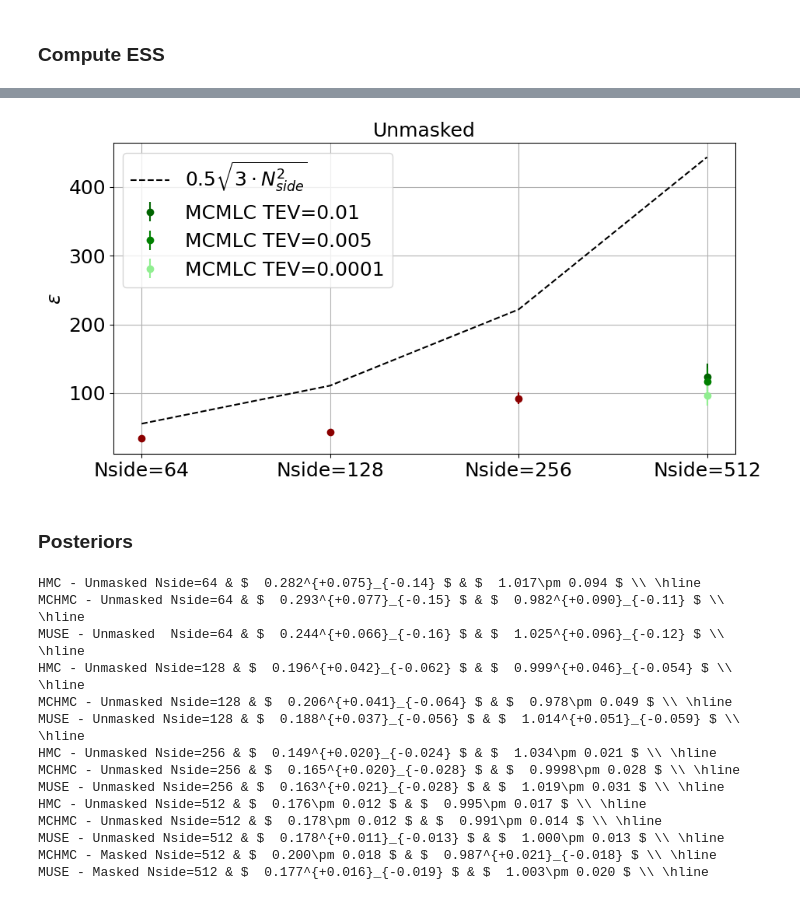
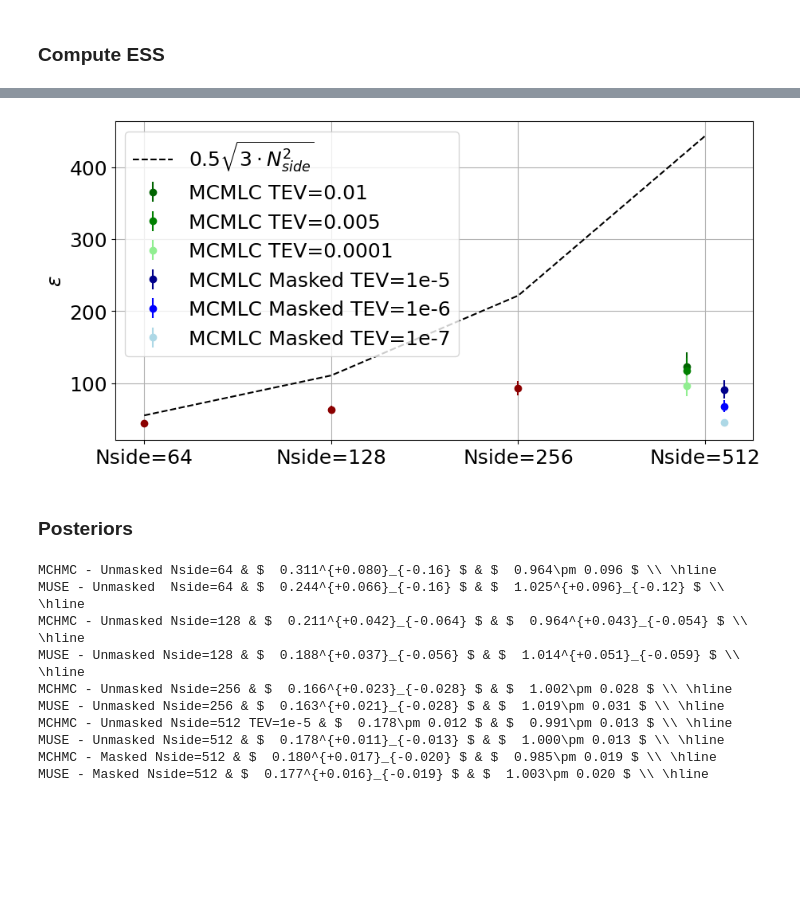
Before and after one commit to JaimeRZP/CMBLensingInferenceTestProblem, a Jupyter notebook: plotting/plotting.ipynb, the cells around one changed output, grey strips where cells are left out. Drawn from its saved outputs; the diff is of its cells as text; code cells hidden in the pictures; blank space fills up the shorter version.

```diff
--- a/plotting/plotting.ipynb
+++ b/plotting/plotting.ipynb
@@ -22,14 +22,7 @@ plt.tight_layout()
 # %% [markdown]
 ### Load Samples
 # %%
-HMC_64_path  = "../new_summaries/unmasked/HMC_summaries_use_map_true_masking_false_Nside_64_N_25_ϵ_0.1/"
-MCHMC_64_path  = "../new_summaries/unmasked/MCHMC_summaries_Nside_64_use_map_true_masking_false_precond_nothing_L_70.0_TEV_0.0001/"
-
-HMC_128_path  = "../new_summaries/unmasked/HMC_summaries_use_map_true_masking_false_Nside_128_N_25_ϵ_0.0005/"
-MCHMC_128_path  = "../new_summaries/unmasked/MCHMC_summaries_Nside_128_use_map_true_masking_false_precond_nothing_L_70.0_TEV_1.0e-5/"
-
-HMC_256_path  = "../new_summaries/unmasked/HMC_summaries_use_map_true_masking_false_Nside_256_N_25_ϵ_0.005/"
-MCHMC_256_path  = "../new_summaries/unmasked/MCHMC_summaries_Nside_256_use_map_true_masking_false_precond_nothing_L_70.0_TEV_5.0e-5/"
-
-HMC_512_path  = "../new_summaries/unmasked/HMC_summaries_use_map_true_masking_false_Nside_512_N_25_ϵ_0.005/"
-MCHMC_512_path  = "../new_summaries/unmasked/MCHMC_summaries_Nside_512_use_map_true_masking_false_precond_nothing_L_70.0_TEV_1.0e-5/"
+MCHMC_64_path  = "../new_summaries/unmasked/MCHMC_summaries_Nside_64_use_map_true_masking_false_precond_nothing_L_500.0_TEV_0.0005/"
+MCHMC_128_path  = "../new_summaries/unmasked/MCHMC_summaries_Nside_128_use_map_true_masking_false_precond_nothing_L_1000.0_TEV_0.0001/"
+MCHMC_256_path  = "../new_summaries/unmasked/MCHMC_summaries_Nside_256_use_map_true_masking_false_precond_nothing_L_1000.0_TEV_5.0e-5/"
+MCHMC_512_path  = "../new_summaries/unmasked/MCHMC_summaries_Nside_512_use_map_true_masking_false_precond_nothing_L_1000.0_TEV_1.0e-5/"
@@ -346,6 +309,10 @@ eps_512_m, eps_512_s = np.mean(MCHMC_hyperparams_512["eps"]), np.std(MCHMC_hyper
 eps_512_01_m, eps_512_01_s = np.mean(MCHMC_hyperparams_512_TEV_01["eps"]), np.std(MCHMC_hyperparams_512_TEV_01["eps"])
 eps_512_005_m, eps_512_005_s = np.mean(MCHMC_hyperparams_512_TEV_005["eps"]), np.std(MCHMC_hyperparams_512_TEV_005["eps"])
 eps_512_0001_m, eps_512_0001_s = np.mean(MCHMC_hyperparams_512_TEV_0001["eps"]), np.std(MCHMC_hyperparams_512_TEV_0001["eps"])
+# %%
+eps_512_masked_one5_m, eps_512_masked_one5_s = np.mean(MCHMC_hyperparams_masked_512_TEV_one5['eps']), np.std(MCHMC_hyperparams_masked_512_TEV_one5['eps'])
+eps_512_masked_one6_m, eps_512_masked_one6_s = np.mean(MCHMC_hyperparams_masked_512_TEV_one6['eps']), np.std(MCHMC_hyperparams_masked_512_TEV_one6['eps'])
+eps_512_masked_one7_m, eps_512_masked_one7_s = np.mean(MCHMC_hyperparams_masked_512_TEV_one7['eps']), np.std(MCHMC_hyperparams_masked_512_TEV_one7['eps'])
 # %%
 X = 0.2
 fig = plt.figure(figsize=(8,4))
@@ -374,30 +341,33 @@ plt.show()
 # %%
 X = 0.2
 fig = plt.figure(figsize=(8,4))
 ax = fig.add_axes([0,0,1,1])
 
 plt.errorbar(X, eps_64_m, yerr=eps_64_s, fmt='o', color='darkred')
 plt.errorbar(X + 1, eps_128_m, yerr=eps_128_s, fmt='o', color='darkred')
 plt.errorbar(X + 2, eps_256_m, yerr=eps_256_s, fmt='o', color='darkred')
 
-plt.errorbar(X + 3, eps_512_01_m, yerr=eps_512_01_s, fmt='o', color='darkgreen', label="MCMLC TEV=0.01")
-plt.errorbar(X + 3, eps_512_005_m, yerr=eps_512_005_s, fmt='o', color='green', label="MCMLC TEV=0.005")
-plt.errorbar(X + 3, eps_512_0001_m, yerr=eps_512_0001_s, fmt='o', color='lightgreen', label="MCMLC TEV=0.0001")
+plt.errorbar(X + 3-0.1, eps_512_01_m, yerr=eps_512_01_s, fmt='o', color='darkgreen', label="MCMLC TEV=0.01")
+plt.errorbar(X + 3-0.1, eps_512_005_m, yerr=eps_512_005_s, fmt='o', color='green', label="MCMLC TEV=0.005")
+plt.errorbar(X + 3-0.1, eps_512_0001_m, yerr=eps_512_0001_s, fmt='o', color='lightgreen', label="MCMLC TEV=0.0001")
+
+plt.errorbar(X + 3.1, eps_512_masked_one5_m, yerr=eps_512_masked_one5_s, fmt='o', color='darkblue', label="MCMLC Masked TEV=1e-5")
+plt.errorbar(X + 3.1, eps_512_masked_one6_m, yerr=eps_512_masked_one6_s, fmt='o', color='blue', label="MCMLC Masked TEV=1e-6")
+plt.errorbar(X + 3.1, eps_512_masked_one7_m, yerr=eps_512_masked_one7_s, fmt='o', color='lightblue', label="MCMLC Masked TEV=1e-7")
 
 plt.plot([X, X+1, X+2, X+3], [np.sqrt(3*64**2)/2, np.sqrt(3*128**2)/2, np.sqrt(3*256**2)/2, np.sqrt(3*512**2)/2],
         color='black', linestyle='--', label= r'$0.5 \sqrt{3 \cdot N_{side}^2}$')
 
 plt.ylabel(r"$\epsilon$")
 plt.xticks(np.array([X, X+1, X+2, X+3]).flatten(),
            np.array([['Nside=64'], ['Nside=128'], ['Nside=256'], ['Nside=512']]).flatten())
 plt.grid()
-plt.title("Unmasked")
 
 plt.legend()
 #plt.savefig("/mnt/c/Users/jaime/Desktop/mchmc_lensing/ESS_comp.pdf", bbox_inches='tight')
 plt.show()
 # %% [output]
-[figure, old version]
+[figure, new version]
 # %% [markdown]
 ### Posteriors
 # %%
@@ -411,23 +381,19 @@ def make_table_getdist(params, chains):
         print( "\\\\ \\hline")
 # %%
 make_table_getdist(['r', 'Aphi'],
-    [HMC_chain_64, MCHMC_chain_64, MUSE_chain_64,
-     HMC_chain_128, MCHMC_chain_128, MUSE_chain_128,
-     HMC_chain_256, MCHMC_chain_256, MUSE_chain_256,
-     HMC_chain_512, MCHMC_chain_512, MUSE_chain_512,
+    [MCHMC_chain_64, MUSE_chain_64,
+     MCHMC_chain_128, MUSE_chain_128,
+     MCHMC_chain_256, MUSE_chain_256,
+     MCHMC_chain_512, MUSE_chain_512,
      MCHMC_chain_masked_512, MUSE_chain_masked_512])
 # %% [output]
-HMC - Unmasked Nside=64 & $  0.282^{+0.075}_{-0.14} $ & $  1.017\pm 0.094 $ \\ \hline
-MCHMC - Unmasked Nside=64 & $  0.293^{+0.077}_{-0.15} $ & $  0.982^{+0.090}_{-0.11} $ \\ \hline
+MCHMC - Unmasked Nside=64 & $  0.311^{+0.080}_{-0.16} $ & $  0.964\pm 0.096 $ \\ \hline
 MUSE - Unmasked  Nside=64 & $  0.244^{+0.066}_{-0.16} $ & $  1.025^{+0.096}_{-0.12} $ \\ \hline
-HMC - Unmasked Nside=128 & $  0.196^{+0.042}_{-0.062} $ & $  0.999^{+0.046}_{-0.054} $ \\ \hline
-MCHMC - Unmasked Nside=128 & $  0.206^{+0.041}_{-0.064} $ & $  0.978\pm 0.049 $ \\ \hline
+MCHMC - Unmasked Nside=128 & $  0.211^{+0.042}_{-0.064} $ & $  0.964^{+0.043}_{-0.054} $ \\ \hline
 MUSE - Unmasked Nside=128 & $  0.188^{+0.037}_{-0.056} $ & $  1.014^{+0.051}_{-0.059} $ \\ \hline
-HMC - Unmasked Nside=256 & $  0.149^{+0.020}_{-0.024} $ & $  1.034\pm 0.021 $ \\ \hline
-MCHMC - Unmasked Nside=256 & $  0.165^{+0.020}_{-0.028} $ & $  0.9998\pm 0.028 $ \\ \hline
+MCHMC - Unmasked Nside=256 & $  0.166^{+0.023}_{-0.028} $ & $  1.002\pm 0.028 $ \\ \hline
 MUSE - Unmasked Nside=256 & $  0.163^{+0.021}_{-0.028} $ & $  1.019\pm 0.031 $ \\ \hline
-HMC - Unmasked Nside=512 & $  0.176\pm 0.012 $ & $  0.995\pm 0.017 $ \\ \hline
-MCHMC - Unmasked Nside=512 & $  0.178\pm 0.012 $ & $  0.991\pm 0.014 $ \\ \hline
+MCHMC - Unmasked Nside=512 TEV=1e-5 & $  0.178\pm 0.012 $ & $  0.991\pm 0.013 $ \\ \hline
 MUSE - Unmasked Nside=512 & $  0.178^{+0.011}_{-0.013} $ & $  1.000\pm 0.013 $ \\ \hline
-MCHMC - Masked Nside=512 & $  0.200\pm 0.018 $ & $  0.987^{+0.021}_{-0.018} $ \\ \hline
+MCHMC - Masked Nside=512 & $  0.180^{+0.017}_{-0.020} $ & $  0.985\pm 0.019 $ \\ \hline
 MUSE - Masked Nside=512 & $  0.177^{+0.016}_{-0.019} $ & $  1.003\pm 0.020 $ \\ \hline
```
Also changed, not shown: parts of 39 cells of this notebook, 2 other files.
